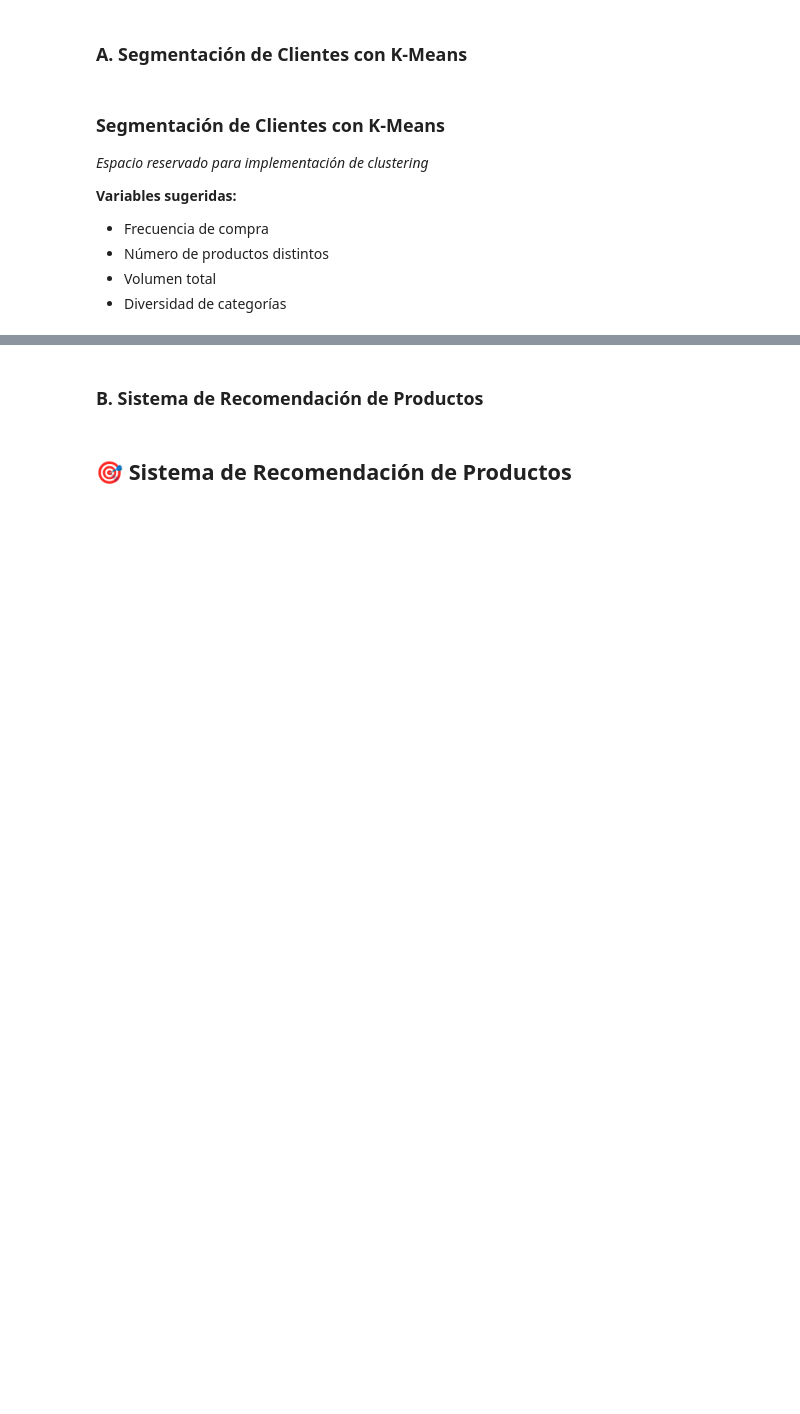
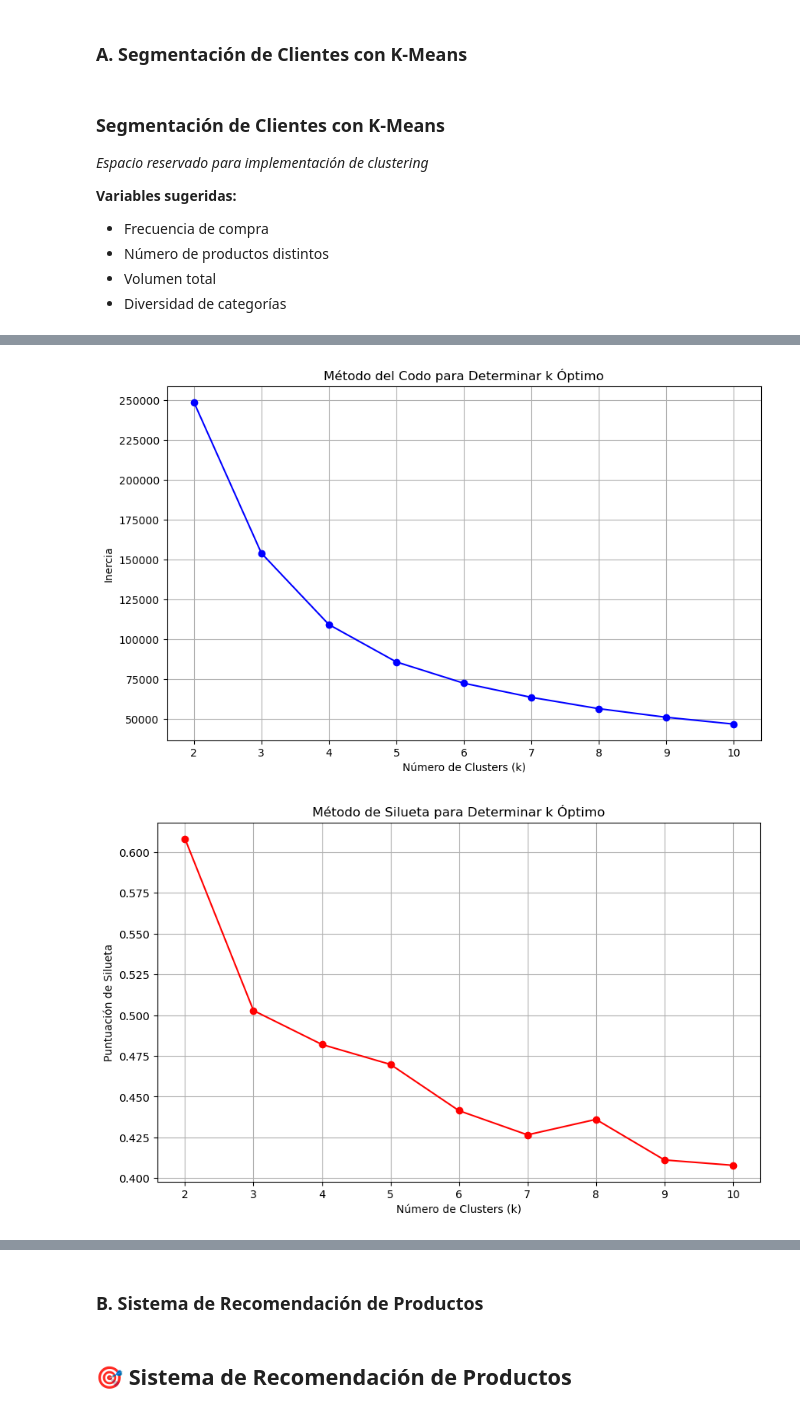
Before and after one commit to BrianMatasca/proyecto-final-distribuidos, a Jupyter notebook: taller_dashboard.ipynb, the cells around one changed output, grey strips where cells are left out. Cells and saved outputs as stored; diff of their text form; code cells hidden in the pictures; blank space fills up the shorter version.

```diff
--- a/taller_dashboard.ipynb
+++ b/taller_dashboard.ipynb
@@ -605,0 +638,39 @@ plt.show()
+# %%
+# Método del codo para determinar k óptimo
+inertia = []
+k_range = range(2, 11)
+
+for k in k_range:
+    kmeans = KMeans(n_clusters=k, random_state=42, n_init=10)
+    kmeans.fit(X_scaled)
+    inertia.append(kmeans.inertia_)
+
+# Gráfico del codo
+plt.figure(figsize=(10, 6))
+plt.plot(k_range, inertia, 'bo-')
+plt.xlabel('Número de Clusters (k)')
+plt.ylabel('Inercia')
+plt.title('Método del Codo para Determinar k Óptimo')
+plt.grid(True)
+plt.show()
+
+# Método de silueta (opcional)
+from sklearn.metrics import silhouette_score
+
+silhouette_scores = []
+for k in range(2, 11):
+    kmeans = KMeans(n_clusters=k, random_state=42, n_init=10)
+    cluster_labels = kmeans.fit_predict(X_scaled)
+    silhouette_avg = silhouette_score(X_scaled, cluster_labels)
+    silhouette_scores.append(silhouette_avg)
+
+plt.figure(figsize=(10, 6))
+plt.plot(range(2, 11), silhouette_scores, 'ro-')
+plt.xlabel('Número de Clusters (k)')
+plt.ylabel('Puntuación de Silueta')
+plt.title('Método de Silueta para Determinar k Óptimo')
+plt.grid(True)
+plt.show()
+# %% [output]
+[figure, added]
+[figure, added]
```
Also changed, not shown: parts of 15 cells of this notebook.
